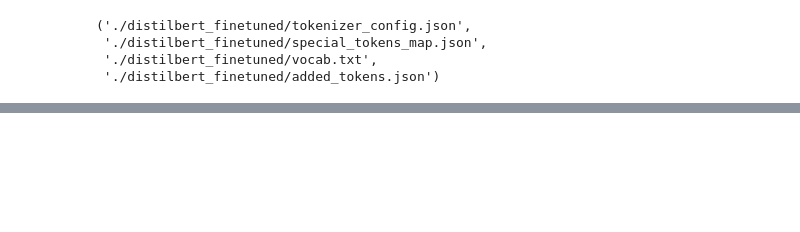
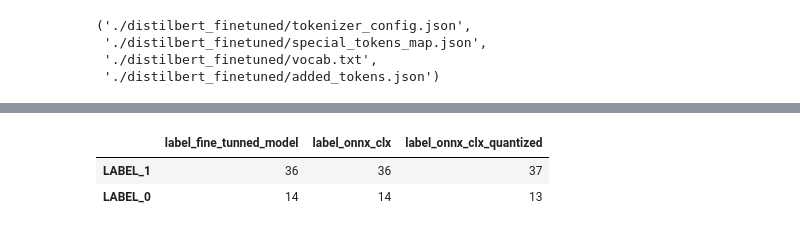
Before and after one commit to jonjimenez99/text_classification, a Jupyter notebook: Notebooks/fine_tunning.ipynb, the cells around one changed output, grey strips where cells are left out. Saved outputs shown, nothing was run; the diff lists cells and outputs as text; code cells hidden in the pictures; blank space fills up the shorter version.

```diff
--- a/Notebooks/fine_tunning.ipynb
+++ b/Notebooks/fine_tunning.ipynb
@@ -248,0 +408,6 @@ Quantized model inference time: 0.0039 seconds
+# %%
+distribution_df
+# %% [output]
+|  | label_fine_tunned_model | label_onnx_clx | label_onnx_clx_quantized |
+| LABEL_1 | 36 | 36 | 37 |
+| LABEL_0 | 14 | 14 | 13 |
```
Also changed, not shown: parts of 20 cells of this notebook, 3 other files.
